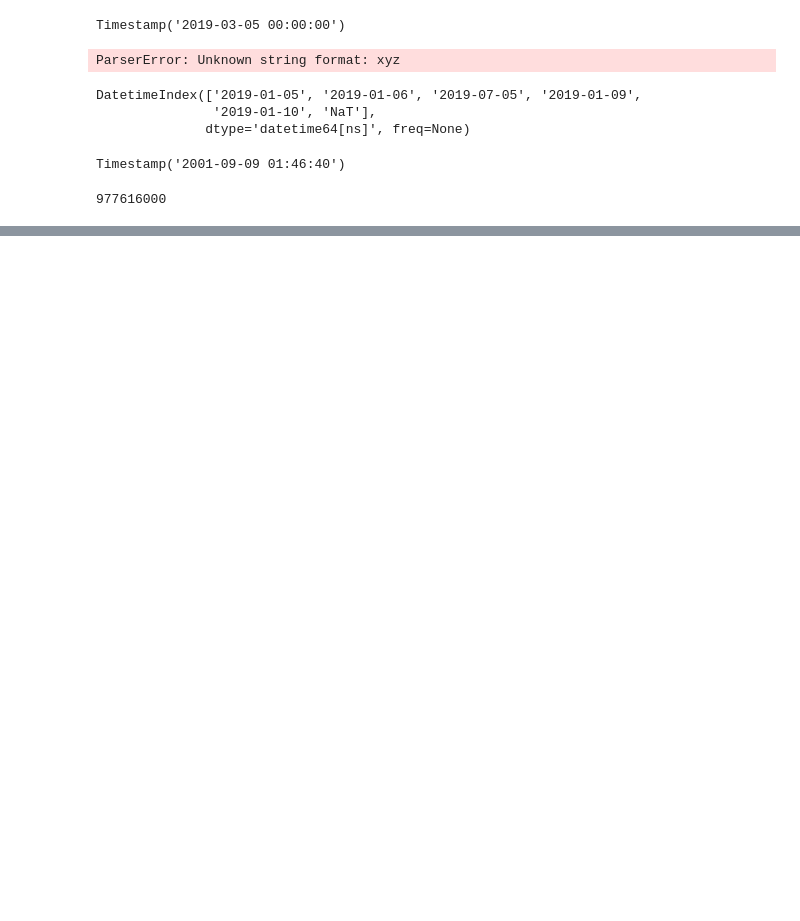
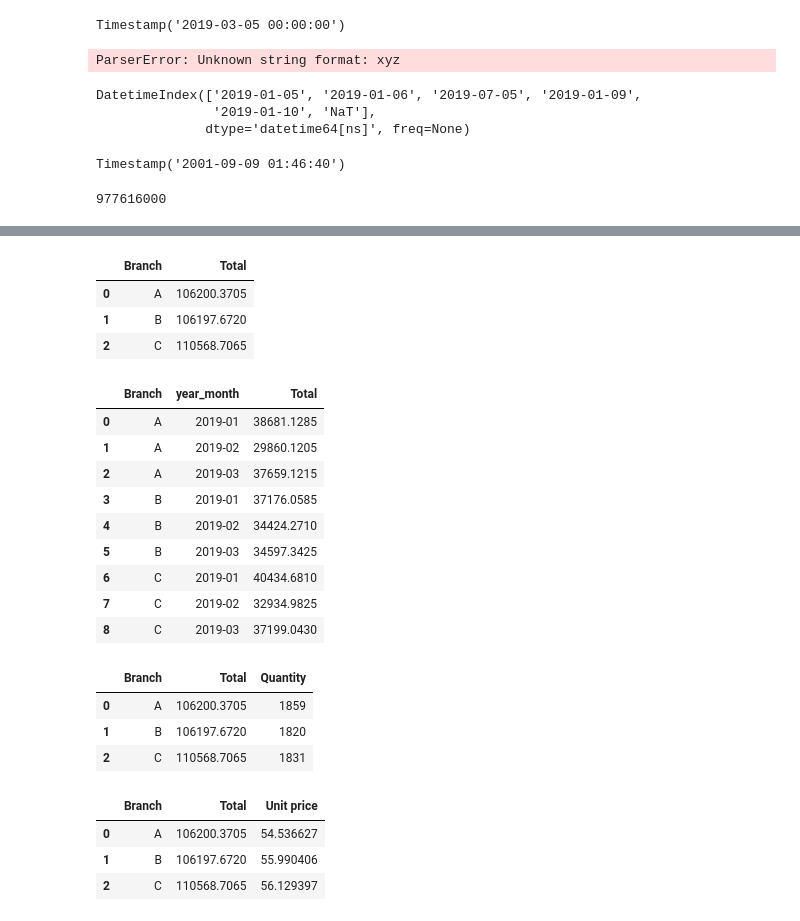
Before and after one commit to hieudarius/PY71SA1L1, a Jupyter notebook: Pandas-Part2.ipynb, the cells around one changed output, grey strips where cells are left out. Saved outputs shown, nothing was run; the diff lists cells and outputs as text; code cells hidden in the pictures; blank space fills up the shorter version.

Commit message:
Update Pandas

```diff
--- a/Pandas-Part2.ipynb
+++ b/Pandas-Part2.ipynb
@@ -1422,7 +1472,9 @@ Sử dụng pivot table tính toán doanh thu theo loại khách hàng và giớ
 Sử dụng Crosstab đếm số lượng đơn hàng theo loại khách hàng của từng siêu thị
 '''
 # %%
-pd.read_excel('Data/supermarket_sales_nan.xlsx').head()
+import pandas as pd
+sm = pd.read_excel('Data/supermarket_sales_nan.xlsx')
+sm.head()
 # %% [output]
 |  | Invoice ID | Branch | City | Customer type | Gender | Product line | Unit price | Quantity | Tax 5% | ... |
 | 0 | 750-67-8428 | A | Yangon | Member | Female | Health and beauty | 74.69 | 7 | 26.1415 | ... |
@@ -1430,3 +1482,42 @@ pd.read_excel('Data/supermarket_sales_nan.xlsx').head()
 | 2 | 631-41-3108 | A | Yangon | Normal | Male | Home and lifestyle | 46.33 | 7 | 16.2155 | ... |
 | 3 | 123-19-1176 | A | Yangon | Member | Male | Health and beauty | 58.22 | 8 | 23.2880 | ... |
 | 4 | 373-73-7910 | A | Yangon | Normal | Male | Sports and travel | 86.31 | 7 | 30.2085 | ... |
+# %%
+#Xác định doanh số của mỗi siêu thị (Branch)
+sm.groupby('Branch')['Total'].sum().reset_index()
+# %% [output]
+|  | Branch | Total |
+| 0 | A | 106200.3705 |
+| 1 | B | 106197.6720 |
+| 2 | C | 110568.7065 |
+# %%
+#Xác định doanh số theo từng tháng của mỗi siêu thị
+sm['year_month'] = sm['Date'].dt.strftime('%Y-%m')
+sm.groupby(['Branch','year_month'])['Total'].sum().reset_index()
+# %% [output]
+|  | Branch | year_month | Total |
+| 0 | A | 2019-01 | 38681.1285 |
+| 1 | A | 2019-02 | 29860.1205 |
+| 2 | A | 2019-03 | 37659.1215 |
+| 3 | B | 2019-01 | 37176.0585 |
+| 4 | B | 2019-02 | 34424.2710 |
+| 5 | B | 2019-03 | 34597.3425 |
+| 6 | C | 2019-01 | 40434.6810 |
+| 7 | C | 2019-02 | 32934.9825 |
+| 8 | C | 2019-03 | 37199.0430 |
+# %%
+#Xác định doanh thu và số lượng đơn hàng của mỗi siêu thị
+sm.groupby('Branch')[['Total','Quantity']].sum().reset_index()
+# %% [output]
+|  | Branch | Total | Quantity |
+| 0 | A | 106200.3705 | 1859 |
+| 1 | B | 106197.6720 | 1820 |
+| 2 | C | 110568.7065 | 1831 |
+# %%
+#Xác định doanh thu và đơn giá trung bình của mỗi siêu thị
+sm.groupby('Branch').agg({'Total':'sum','Unit price':'mean'}).reset_index()
+# %% [output]
+|  | Branch | Total | Unit price |
+| 0 | A | 106200.3705 | 54.536627 |
+| 1 | B | 106197.6720 | 55.990406 |
+| 2 | C | 110568.7065 | 56.129397 |
```
Also changed, not shown: parts of 41 cells of this notebook, 1 other file.
